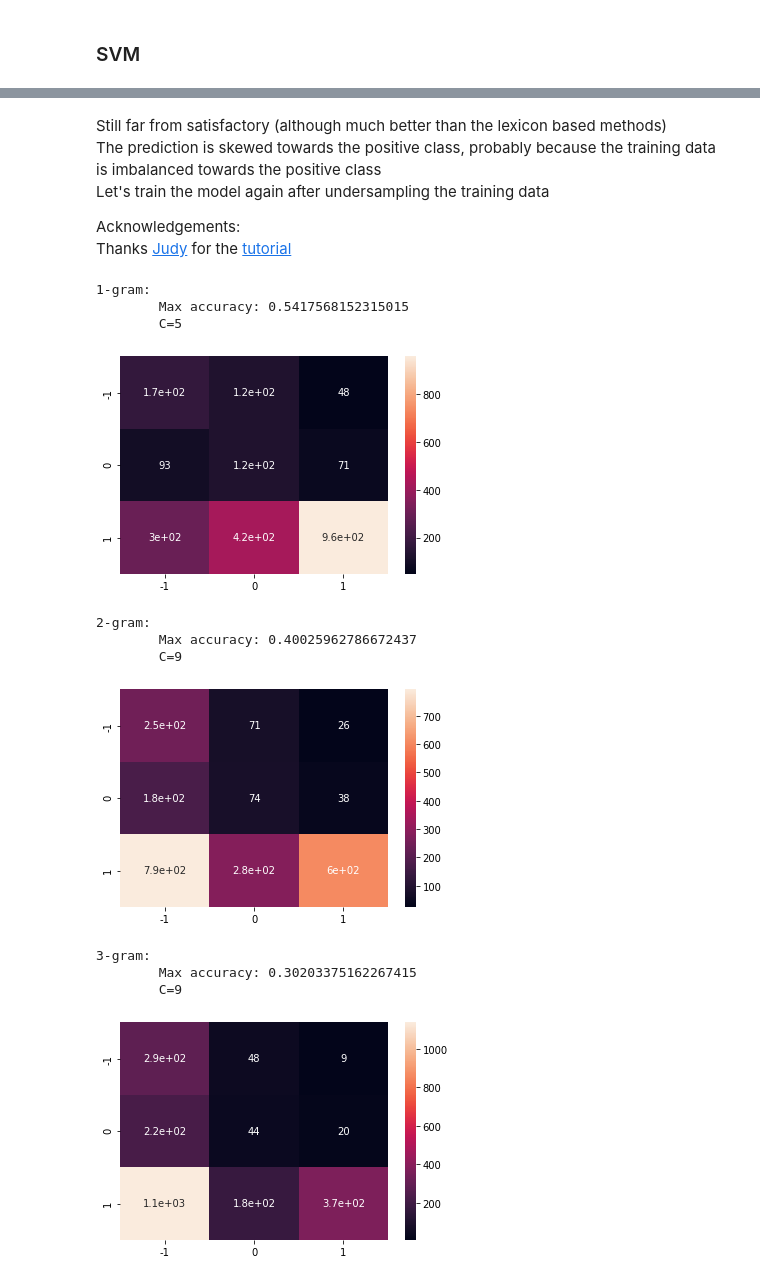
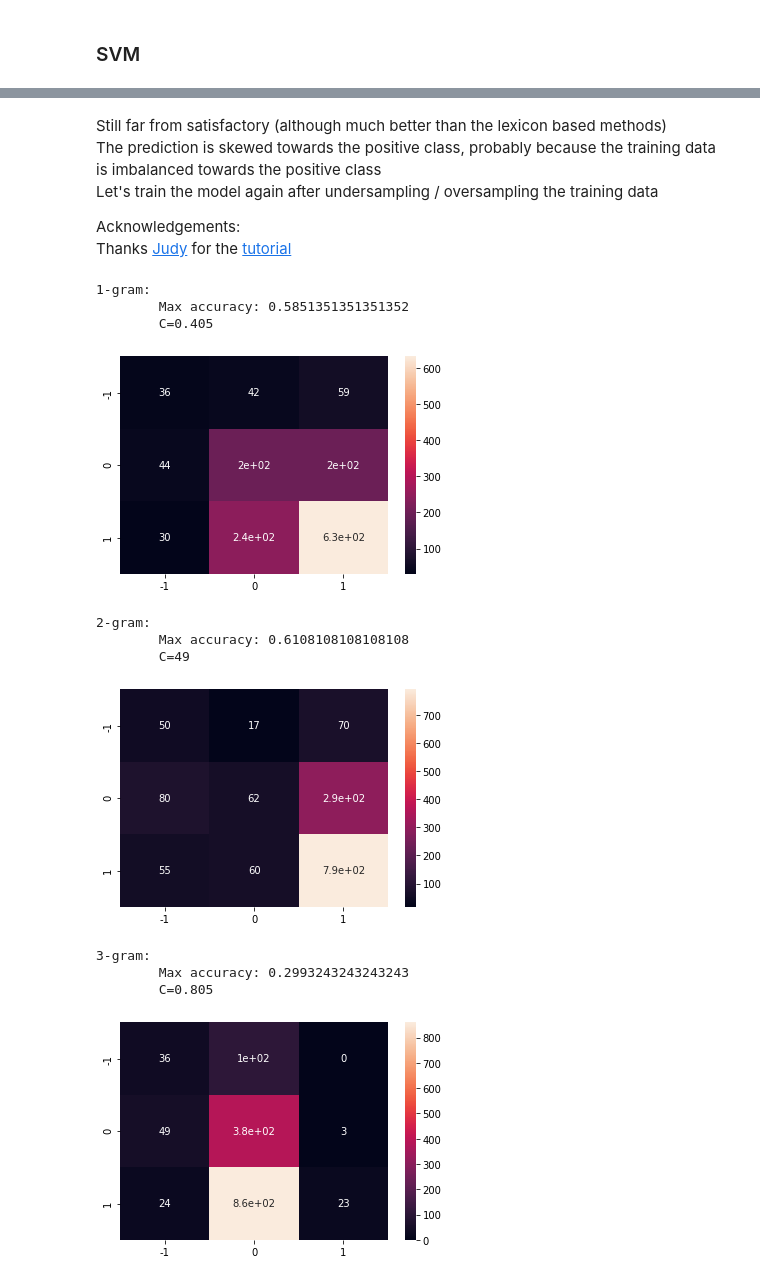
Before and after one commit to lhfmartin/market-news-sentiment-analysis, a Jupyter notebook: notebooks/chapter-4.ipynb, the cells around one changed output, grey strips where cells are left out. Saved outputs shown, nothing was run; the diff lists cells and outputs as text; code cells hidden in the pictures.

```diff
--- a/notebooks/chapter-4.ipynb
+++ b/notebooks/chapter-4.ipynb
@@ -24,13 +24,16 @@ nltk.download('wordnet', quiet=True)
 from nltk.corpus import stopwords
 from nltk.stem import WordNetLemmatizer
 
+FEATURE_NAME = "Body_Text"
+
 sw = stopwords.words("english")
 wnl = WordNetLemmatizer()
-df["Title"] = df["Title"].apply(lambda x: " ".join([wnl.lemmatize(w.lower()) for w in x.split() if w not in sw]))
-df.dropna(subset=["Title"], inplace=True)
+df[FEATURE_NAME] = df[FEATURE_NAME].apply(lambda x: " ".join([wnl.lemmatize(w.lower()) for w in x.split() if w not in sw]))
+df.dropna(subset=[FEATURE_NAME], inplace=True)
+df = df[df[FEATURE_NAME] != ""]
 display(df.head())
 
-X = df["Title"]
+X = df[FEATURE_NAME]
 y = df["Sentiment"]
 # %% [output]
 |  | Title | URL | Time_Published | Body_Text | Company | Symbol | Positive | Negative | Polarity | News_Id | ... |
@@ -55,7 +58,7 @@ import seaborn as sns
 for n in [1, 2, 3]:
     max_accuracy = max_accuracy_c = max_accuracy_confusion_matrix = 0
     for c in np.arange(0.005, 1, 0.2).tolist() + np.arange(1, 50, 4).tolist():
-        X_train, X_test, y_train, y_test = train_test_split(X, y, test_size=0.35, random_state=50)
+        X_train, X_test, y_train, y_test = train_test_split(X, y, test_size=0.25, random_state=50)
         count_vectorizer = CountVectorizer(ngram_range=(n, n))
         count_vectorizer.fit(X_train)
         X_train = count_vectorizer.transform(X_train)
@@ -90,7 +93,7 @@ for n in [1, 2, 3]:
 # %% [markdown]
 Still far from satisfactory (although much better than the lexicon based methods)\
 The prediction is skewed towards the positive class, probably because the training data is imbalanced towards the positive class\
-Let's train the model again after undersampling the training data
+Let's train the model again after undersampling / oversampling the training data
 
 Acknowledgements:\
 Thanks [Judy](https://medium.com/@judytraj007) for the [tutorial](https://towardsdatascience.com/what-to-do-when-your-classification-dataset-is-imbalanced-6af031b12a36)
@@ -100,46 +103,47 @@ from sklearn.utils import resample
 for n in [1, 2, 3]:
     max_accuracy = max_accuracy_c = max_accuracy_confusion_matrix = 0
     for c in np.arange(0.005, 1, 0.2).tolist() + np.arange(1, 50, 4).tolist():
-        X_train, X_test, y_train, y_test = train_test_split(X, y, test_size=0.35, random_state=50)
+        X_train, X_test, y_train, y_test = train_test_split(X, y, test_size=0.25, random_state=50)
 
         # Undersampling the training data
         train = pd.concat([X_train, y_train], axis=1)
         train_positive = train[train["Sentiment"] == 1]
         train_neutral = train[train["Sentiment"] == 0]
         train_negative = train[train["Sentiment"] == -1]
         train_positive_resampled = resample(train_positive, n_samples=len(train_negative), random_state=70)
-        train_resampled = pd.concat([train_positive_resampled, train_neutral, train_negative])
-        X_train = train_resampled["Title"]
+        train_neutral_resampled = resample(train_neutral, n_samples=len(train_negative), random_state=70)
+        train_resampled = pd.concat([train_positive_resampled, train_neutral_resampled, train_negative])
+        X_train = train_resampled[FEATURE_NAME]
         y_train = train_resampled["Sentiment"]
 
         count_vectorizer = CountVectorizer(ngram_range=(n, n))
         count_vectorizer.fit(X_train)
         X_train = count_vectorizer.transform(X_train)
         X_test = count_vectorizer.transform(X_test)
 
         model = SVC(C=c)
         model.fit(X_train, y_train)
         y_pred = model.predict(X_test)
 
         accuracy = accuracy_score(y_test, y_pred)
         if accuracy > max_accuracy:
             max_accuracy = accuracy
             max_accuracy_c = c
             max_accuracy_confusion_matrix = confusion_matrix(y_test, y_pred, labels=[-1, 0, 1])
     print(f"{n}-gram:")
     print("\tMax accuracy:", max_accuracy, f"\n\tC={max_accuracy_c}")
     sns.heatmap(max_accuracy_confusion_matrix, annot=True, xticklabels=[-1, 0, 1], yticklabels=[-1, 0, 1])
     plt.show()
 # %% [output]
 1-gram:
-        Max accuracy: 0.5417568152315015
-        C=5
+        Max accuracy: 0.5851351351351352
+        C=0.405
-[figure, old version]
+[figure, new version]
 2-gram:
-        Max accuracy: 0.40025962786672437
-        C=9
+        Max accuracy: 0.6108108108108108
+        C=49
-[figure, old version]
+[figure, new version]
 3-gram:
-        Max accuracy: 0.30203375162267415
-        C=9
+        Max accuracy: 0.2993243243243243
+        C=0.805
-[figure, old version]
+[figure, new version]
```
Also changed, not shown: parts of 6 cells of this notebook, 7 other files.
